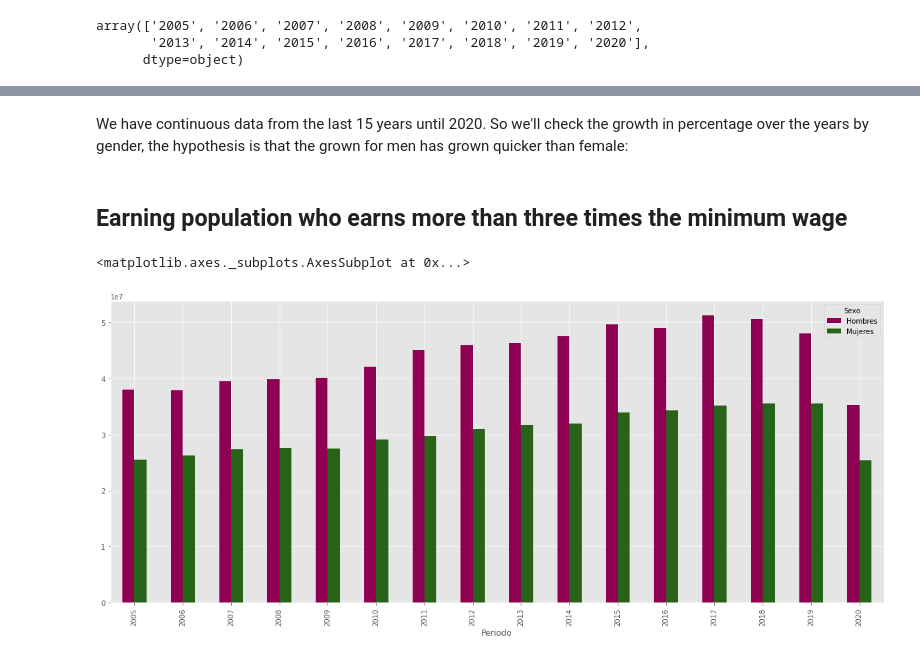
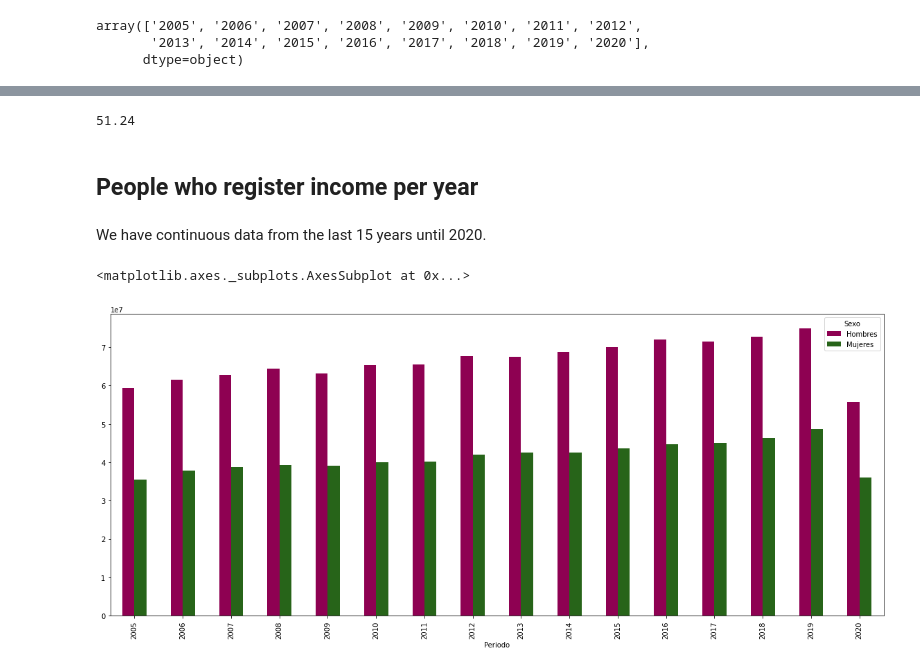
Before and after one commit to wer1ix/glassCeiling, a Jupyter notebook: Documentation/SalaryGrowth_GenderPerYear.ipynb, the cells around one changed output, grey strips where cells are left out. Cells and saved outputs as stored; diff of their text form; code cells hidden in the pictures.

Commit message:
Last documentation

```diff
--- a/Documentation/SalaryGrowth_GenderPerYear.ipynb
+++ b/Documentation/SalaryGrowth_GenderPerYear.ipynb
@@ -107,12 +192,16 @@ array(['2005', '2006', '2007', '2008', '2009', '2010', '2011', '2012',
+# %%
+np.round(nPop['%Mujeres'].mean(),2)
+# %% [output]
+51.24
+# %% [markdown]
+## People who register income per year
 # %% [markdown]
-We have continuous data from the last 15 years until 2020. So we'll check the growth in percentage over the years by gender, the hypothesis is that the grown for men has grown quicker than female:
+We have continuous data from the last 15 years until 2020.
-# %% [markdown]
-## Earning population who earns more than three times the minimum wage
 # %%
 # recupera el salario de cada año, agrupado por sexo:
-ax1 = asalariados.groupby(['Periodo', 'Sexo']).sum()['Asalariados que ganan hasta 3 salarios mínimos'].unstack()
+ax1 = asalariados.groupby(['Periodo', 'Sexo']).sum()['Asalariados que reportan ingresos'].unstack()
 # genera el gráfico:
 ax1.plot(kind="bar",figsize =(20, 8),colormap='PiYG')
 # %% [output]
 <matplotlib.axes._subplots.AxesSubplot at 0x...>
-[figure, old version]
+[figure, new version]
```
Also changed, not shown: parts of 56 cells of this notebook, 3 other files.
